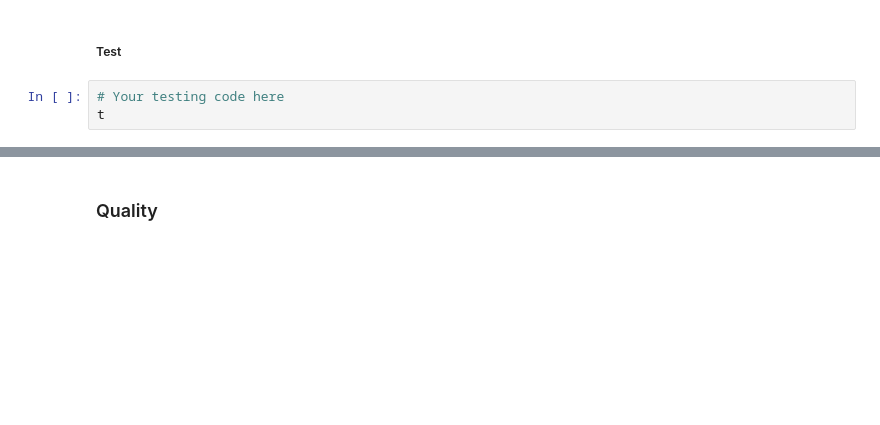
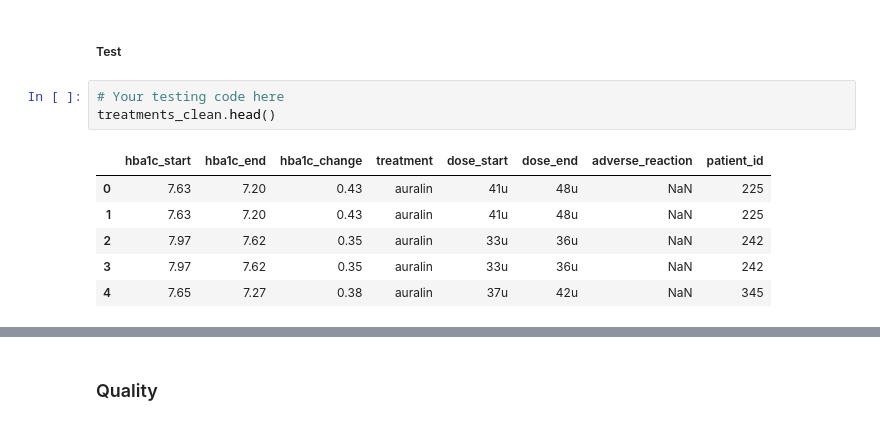
Before and after one commit to liuyang21cn/Udacity-DAND, a Jupyter notebook: 2-Data-Wrangling/Lesson4-Cleaning-Data/cleaning-student.ipynb, the cells around one changed output, grey strips where cells are left out. Drawn from its saved outputs; the diff is of its cells as text; blank space fills up the shorter version.

```diff
--- a/2-Data-Wrangling/Lesson4-Cleaning-Data/cleaning-student.ipynb
+++ b/2-Data-Wrangling/Lesson4-Cleaning-Data/cleaning-student.ipynb
@@ -555,4 +556,11 @@ See the caveats in the documentation: http://pandas.pydata.org/pandas-docs/stabl
 ##### Test
 # %%
 # Your testing code here
-t
+treatments_clean.head()
+# %% [output]
+|  | hba1c_start | hba1c_end | hba1c_change | treatment | dose_start | dose_end | adverse_reaction | patient_id |
+| 0 | 7.63 | 7.20 | 0.43 | auralin | 41u | 48u | NaN | 225 |
+| 1 | 7.63 | 7.20 | 0.43 | auralin | 41u | 48u | NaN | 225 |
+| 2 | 7.97 | 7.62 | 0.35 | auralin | 33u | 36u | NaN | 242 |
+| 3 | 7.97 | 7.62 | 0.35 | auralin | 33u | 36u | NaN | 242 |
+| 4 | 7.65 | 7.27 | 0.38 | auralin | 37u | 42u | NaN | 345 |
```
Also changed, not shown: parts of 43 cells of this notebook.
